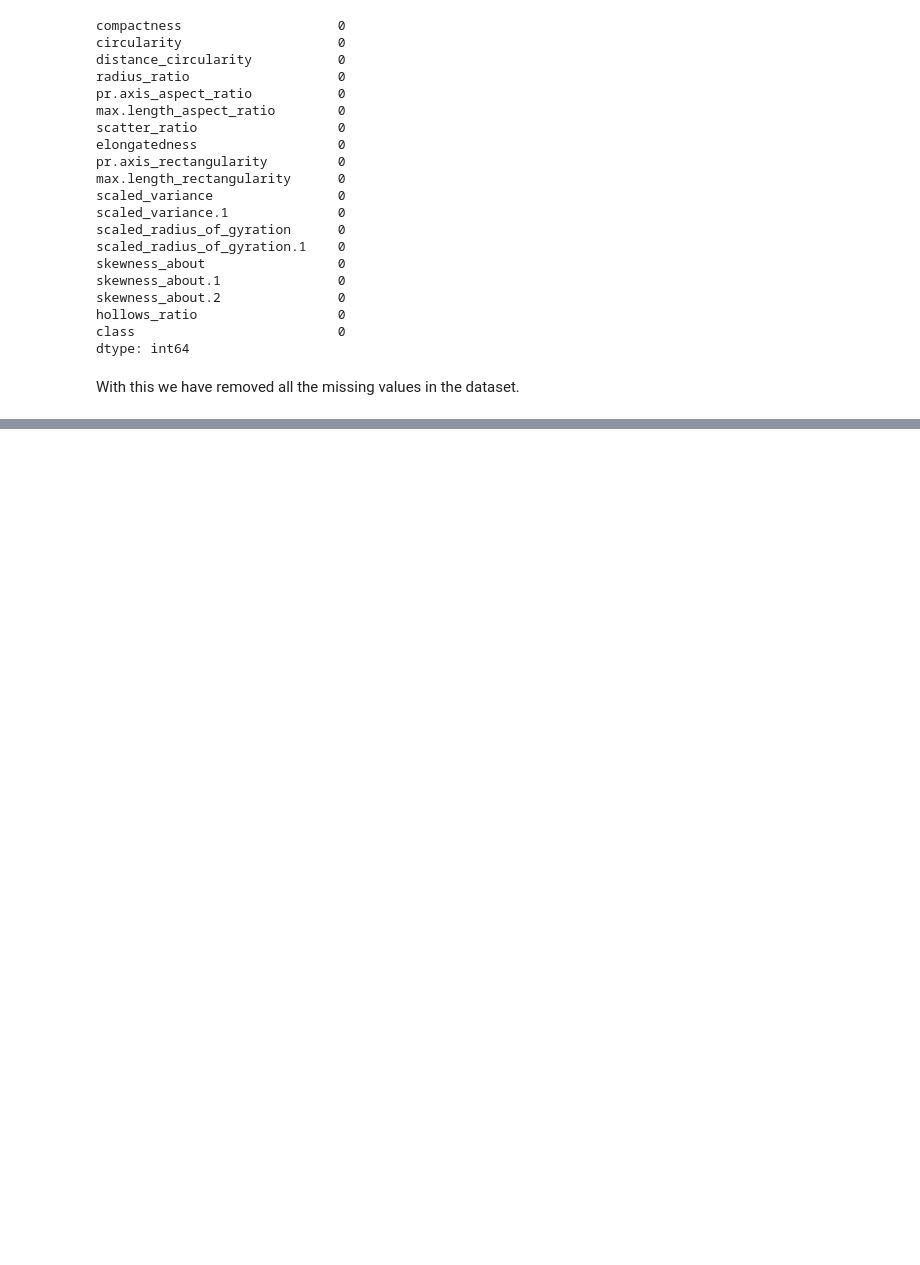
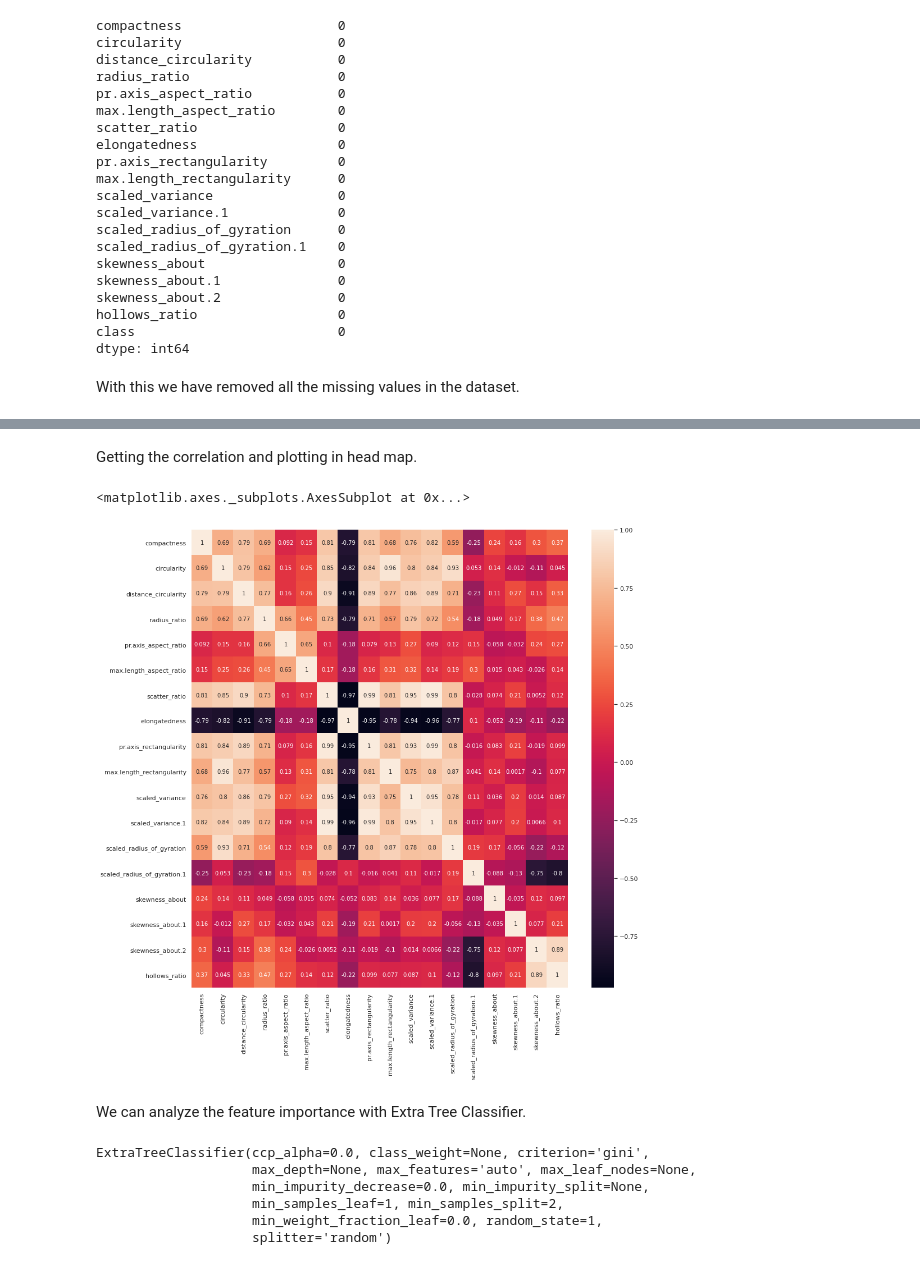
Before and after one commit to nandhukumar86/AIML-Practice, a Jupyter notebook: Project4_Vehicle_1_csv.ipynb, the cells around one changed output, grey strips where cells are left out. Drawn from its saved outputs; the diff is of its cells as text; code cells hidden in the pictures; blank space fills up the shorter version.

```diff
--- a/Project4_Vehicle_1_csv.ipynb
+++ b/Project4_Vehicle_1_csv.ipynb
@@ -169,0 +204,12 @@ With this we have removed all the missing values in the dataset.
+# %%
+from sklearn.preprocessing import StandardScaler
+
+scaler = StandardScaler()
+cols = ['compactness', 'circularity', 'distance_circularity', 'radius_ratio',
+       'pr.axis_aspect_ratio', 'max.length_aspect_ratio', 'scatter_ratio',
+       'elongatedness', 'pr.axis_rectangularity', 'max.length_rectangularity',
+       'scaled_variance', 'scaled_variance.1', 'scaled_radius_of_gyration',
+       'scaled_radius_of_gyration.1', 'skewness_about', 'skewness_about.1',
+       'skewness_about.2', 'hollows_ratio']
+
+df[cols] = scaler.fit_transform(df[cols])
@@ -169,0 +225,24 @@ With this we have removed all the missing values in the dataset.
+# %% [markdown]
+Getting the correlation and plotting in head map.
+# %%
+corr = df.iloc[:,0:-1].corr()
+plt.figure(figsize=(15,15))
+sns.heatmap(corr, annot=True)
+# %% [output]
+<matplotlib.axes._subplots.AxesSubplot at 0x...>
+[figure, added]
+# %% [markdown]
+We can analyze the feature importance with Extra Tree Classifier.
+# %%
+from sklearn.tree import ExtraTreeClassifier
+
+model = ExtraTreeClassifier(criterion = 'gini', random_state=1)
+
+model.fit(df.iloc[:,0:-1], df['class'])
+# %% [output]
+ExtraTreeClassifier(ccp_alpha=0.0, class_weight=None, criterion='gini',
+                    max_depth=None, max_features='auto', max_leaf_nodes=None,
+                    min_impurity_decrease=0.0, min_impurity_split=None,
+                    min_samples_leaf=1, min_samples_split=2,
+                    min_weight_fraction_leaf=0.0, random_state=1,
+                    splitter='random')
```
Also changed, not shown: parts of 19 cells of this notebook.
